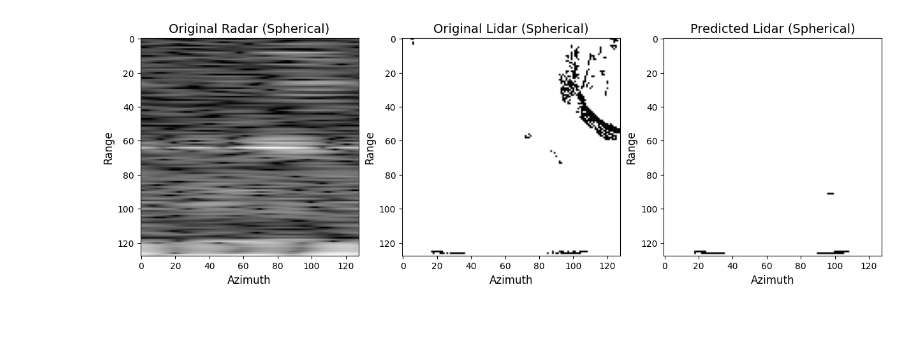
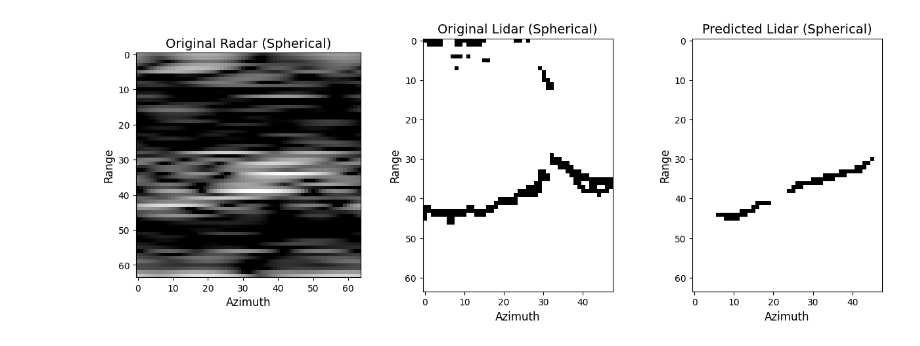
Before and after one commit to cpsl-research/radar-dev, a Jupyter notebook: models/CPSL_Radar_UNET_Pytorch/view_results.ipynb, the cells around one changed output. Drawn from its saved outputs; the diff is of its cells as text; code cells hidden in the pictures.

```diff
--- a/models/CPSL_Radar_UNET_Pytorch/view_results.ipynb
+++ b/models/CPSL_Radar_UNET_Pytorch/view_results.ipynb
@@ -5,12 +5,12 @@ from torchvision import transforms
 #initialize the transforms
 unet_transforms = [
     transforms.ToTensor(),
-    transforms.Resize((128,128))
+    transforms.Resize((64,48))
 ]
 
 #initialize the viewer
 result_viewer = Viewer(
-    dataset_path= "/data/david/DeepSense6G/scenario36/generated_dataset/",
+    dataset_path= "/data/david/CPSL_Ground/dataset_2Hz/generated_dataset/",
     transforms_to_apply= unet_transforms,
     input_directory="radar",
     output_directory="lidar",
@@ -20,6 +20,6 @@ result_viewer = Viewer(
 )
 # %%
 #show the results for a given sample
-result_viewer.view_result(sample_idx=5500)
+result_viewer.view_result(sample_idx=5)
 # %% [output]
-[figure, old version]
+[figure, new version]
```
Also changed, not shown: 3 other files.
